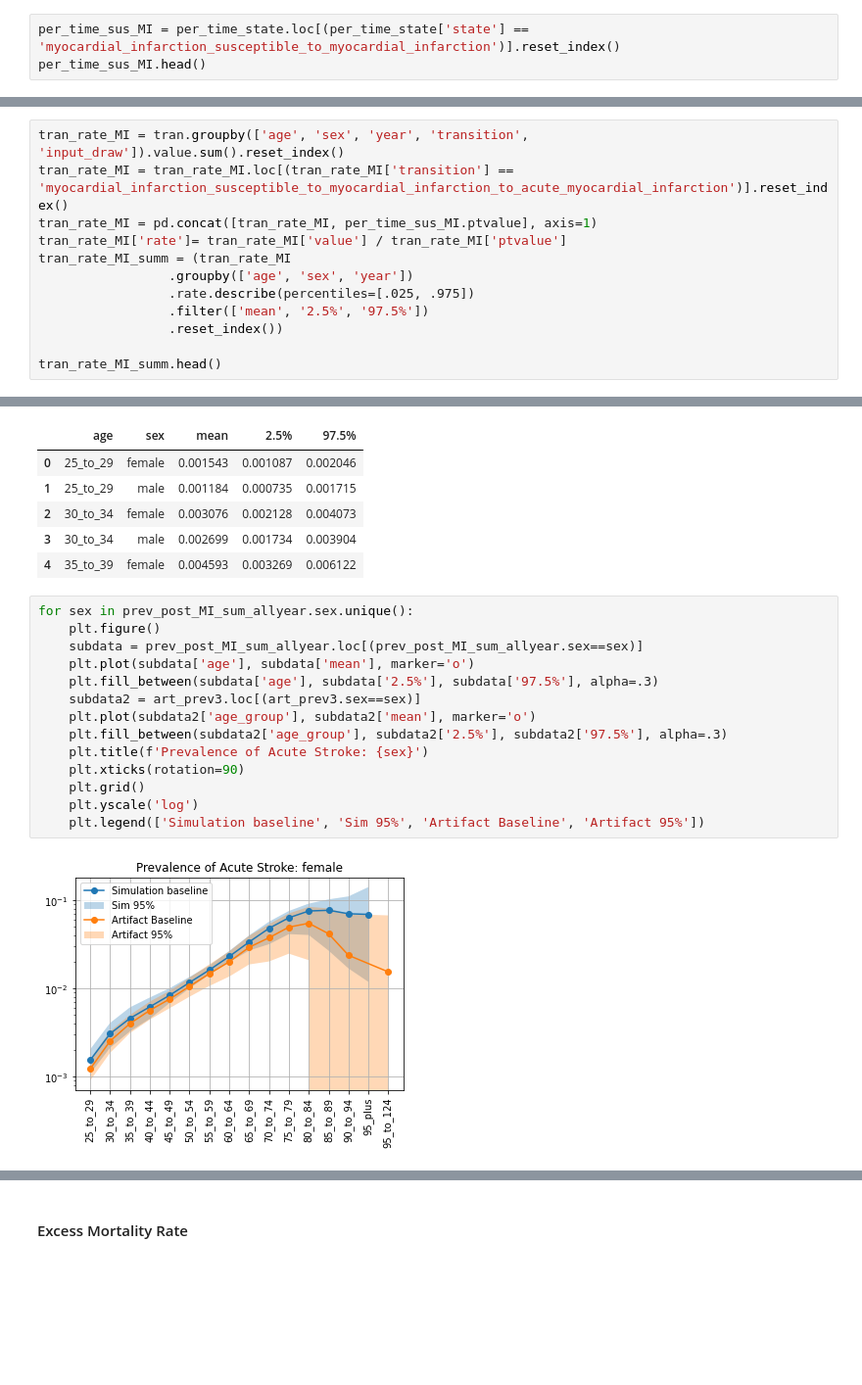
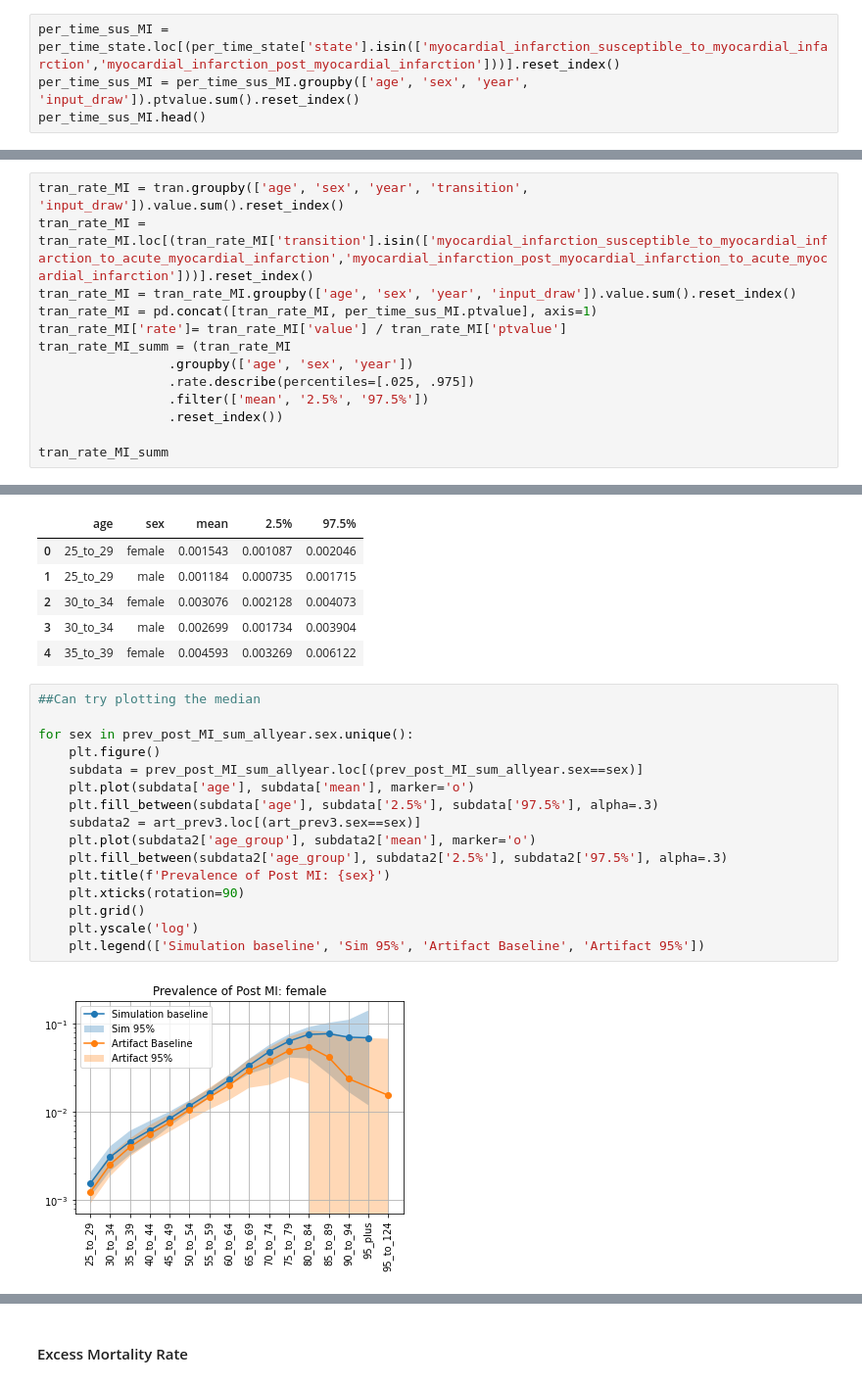
Before and after one commit to ihmeuw/vivarium_research_nih_us_cvd, a Jupyter notebook: Model1_VV-withMI.ipynb, the cells around one changed output, grey strips where cells are left out. Shown at 98% size. Drawn from its saved outputs; the diff is of its cells as text; blank space fills up the shorter version.

```diff
--- a/Model1_VV-withMI.ipynb
+++ b/Model1_VV-withMI.ipynb
@@ -637,6 +637,7 @@ with PdfPages('model1vv_v2_acute_stroke_inc.pdf') as pdf:
 # %% [markdown]
 ### Incidence of Acute Myocardial Infraction
 # %%
-per_time_sus_MI = per_time_state.loc[(per_time_state['state'] == 'myocardial_infarction_susceptible_to_myocardial_infarction')].reset_index()
+per_time_sus_MI = per_time_state.loc[(per_time_state['state'].isin(['myocardial_infarction_susceptible_to_myocardial_infarction','myocardial_infarction_post_myocardial_infarction']))].reset_index()
+per_time_sus_MI = per_time_sus_MI.groupby(['age', 'sex', 'year', 'input_draw']).ptvalue.sum().reset_index()
 per_time_sus_MI.head()
 # %% [output]
@@ -649,6 +650,7 @@ per_time_sus_MI.head()
 # %%
 tran_rate_MI = tran.groupby(['age', 'sex', 'year', 'transition', 'input_draw']).value.sum().reset_index()
-tran_rate_MI = tran_rate_MI.loc[(tran_rate_MI['transition'] == 'myocardial_infarction_susceptible_to_myocardial_infarction_to_acute_myocardial_infarction')].reset_index()
+tran_rate_MI = tran_rate_MI.loc[(tran_rate_MI['transition'].isin(['myocardial_infarction_susceptible_to_myocardial_infarction_to_acute_myocardial_infarction','myocardial_infarction_post_myocardial_infarction_to_acute_myocardial_infarction']))].reset_index()
+tran_rate_MI = tran_rate_MI.groupby(['age', 'sex', 'year', 'input_draw']).value.sum().reset_index()
 tran_rate_MI = pd.concat([tran_rate_MI, per_time_sus_MI.ptvalue], axis=1)
 tran_rate_MI['rate']= tran_rate_MI['value'] / tran_rate_MI['ptvalue']
 tran_rate_MI_summ = (tran_rate_MI
@@ -657,6 +659,6 @@ tran_rate_MI_summ = (tran_rate_MI
                  .filter(['mean', '2.5%', '97.5%'])
                  .reset_index())
 
-tran_rate_MI_summ.head()
+tran_rate_MI_summ
 # %% [output]
 |  | age | sex | year | mean | 2.5% | 97.5% |
@@ -1156,18 +1163,20 @@ prev_post_MI_sum_allyear.head()
 | 3 | 30_to_34 | male | 0.002699 | 0.001734 | 0.003904 |
 | 4 | 35_to_39 | female | 0.004593 | 0.003269 | 0.006122 |
 # %%
+##Can try plotting the median
+
 for sex in prev_post_MI_sum_allyear.sex.unique():
     plt.figure()
     subdata = prev_post_MI_sum_allyear.loc[(prev_post_MI_sum_allyear.sex==sex)]
     plt.plot(subdata['age'], subdata['mean'], marker='o')
     plt.fill_between(subdata['age'], subdata['2.5%'], subdata['97.5%'], alpha=.3)
     subdata2 = art_prev3.loc[(art_prev3.sex==sex)]
     plt.plot(subdata2['age_group'], subdata2['mean'], marker='o')
     plt.fill_between(subdata2['age_group'], subdata2['2.5%'], subdata2['97.5%'], alpha=.3)
-    plt.title(f'Prevalence of Acute Stroke: {sex}')
+    plt.title(f'Prevalence of Post MI: {sex}')
     plt.xticks(rotation=90)
     plt.grid()
     plt.yscale('log')
     plt.legend(['Simulation baseline', 'Sim 95%', 'Artifact Baseline', 'Artifact 95%'])
 # %% [output]
-[figure, old version]
+[figure, new version]
```
Also changed, not shown: parts of 20 cells of this notebook, 2 other files.
